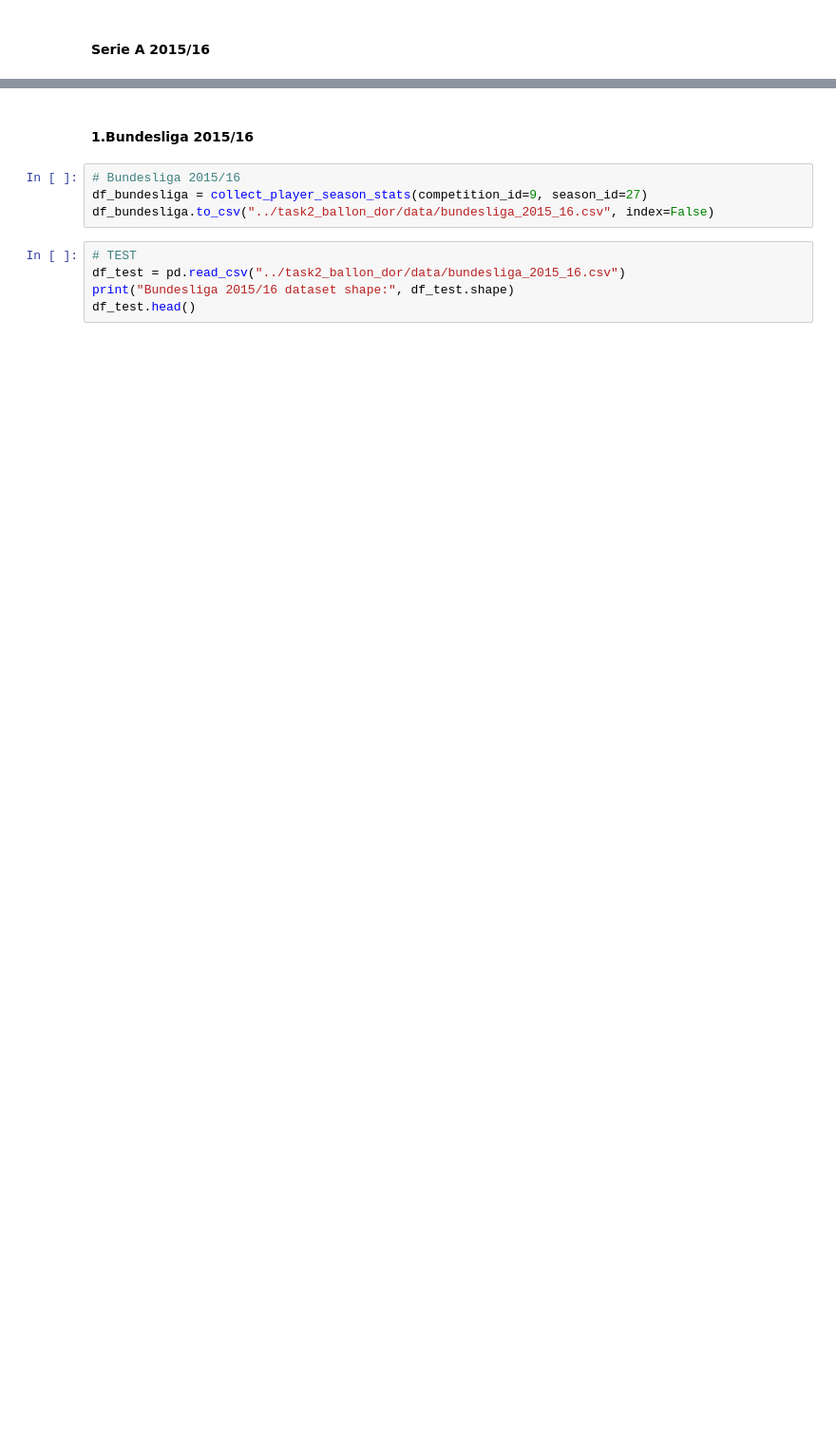
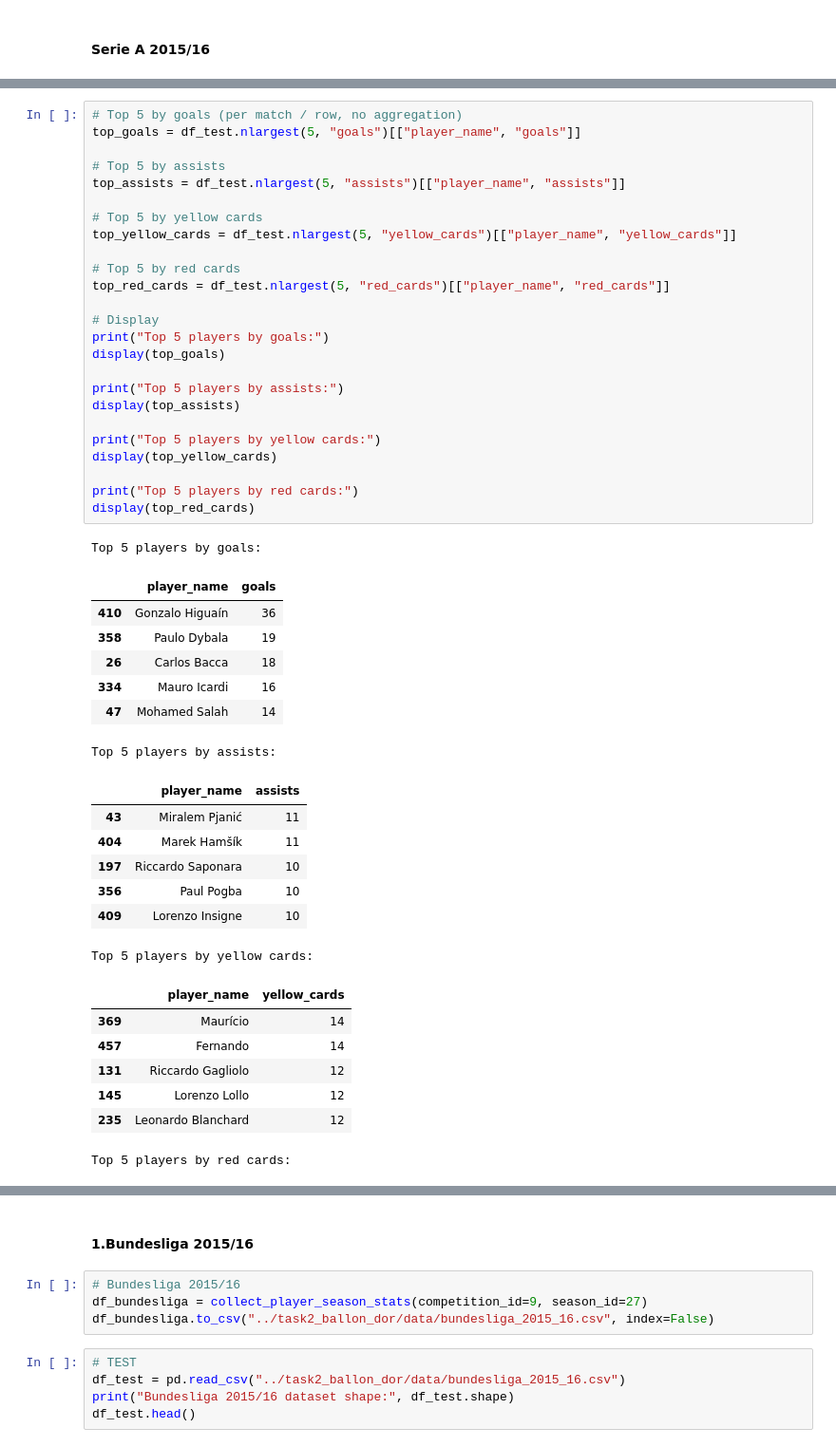
Before and after one commit to Manuele23/Parma-assignment, a Jupyter notebook: task2_ballon_dor/01_data_preparation.ipynb, the cells around one changed output, grey strips where cells are left out. Shown: that part at 95% size. Drawn from its saved outputs; the diff is of its cells as text; blank space fills up the shorter version.

```diff
--- a/task2_ballon_dor/01_data_preparation.ipynb
+++ b/task2_ballon_dor/01_data_preparation.ipynb
@@ -1547,0 +1786,48 @@ df_test.head()
+# %%
+# Top 5 by goals (per match / row, no aggregation)
+top_goals = df_test.nlargest(5, "goals")[["player_name", "goals"]]
+
+# Top 5 by assists
+top_assists = df_test.nlargest(5, "assists")[["player_name", "assists"]]
+
+# Top 5 by yellow cards
+top_yellow_cards = df_test.nlargest(5, "yellow_cards")[["player_name", "yellow_cards"]]
+
+# Top 5 by red cards
+top_red_cards = df_test.nlargest(5, "red_cards")[["player_name", "red_cards"]]
+
+# Display
+print("Top 5 players by goals:")
+display(top_goals)
+
+print("Top 5 players by assists:")
+display(top_assists)
+
+print("Top 5 players by yellow cards:")
+display(top_yellow_cards)
+
+print("Top 5 players by red cards:")
+display(top_red_cards)
+# %% [output]
+Top 5 players by goals:
+|  | player_name | goals |
+| 410 | Gonzalo Higuaín | 36 |
+| 358 | Paulo Dybala | 19 |
+| 26 | Carlos Bacca | 18 |
+| 334 | Mauro Icardi | 16 |
+| 47 | Mohamed Salah | 14 |
+Top 5 players by assists:
+|  | player_name | assists |
+| 43 | Miralem Pjanić | 11 |
+| 404 | Marek Hamšík | 11 |
+| 197 | Riccardo Saponara | 10 |
+| 356 | Paul Pogba | 10 |
+| 409 | Lorenzo Insigne | 10 |
+Top 5 players by yellow cards:
+|  | player_name | yellow_cards |
+| 369 | Maurício | 14 |
+| 457 | Fernando | 14 |
+| 131 | Riccardo Gagliolo | 12 |
+| 145 | Lorenzo Lollo | 12 |
+| 235 | Leonardo Blanchard | 12 |
+Top 5 players by red cards:
```
Also changed, not shown: parts of 29 cells of this notebook, 6 other files.
